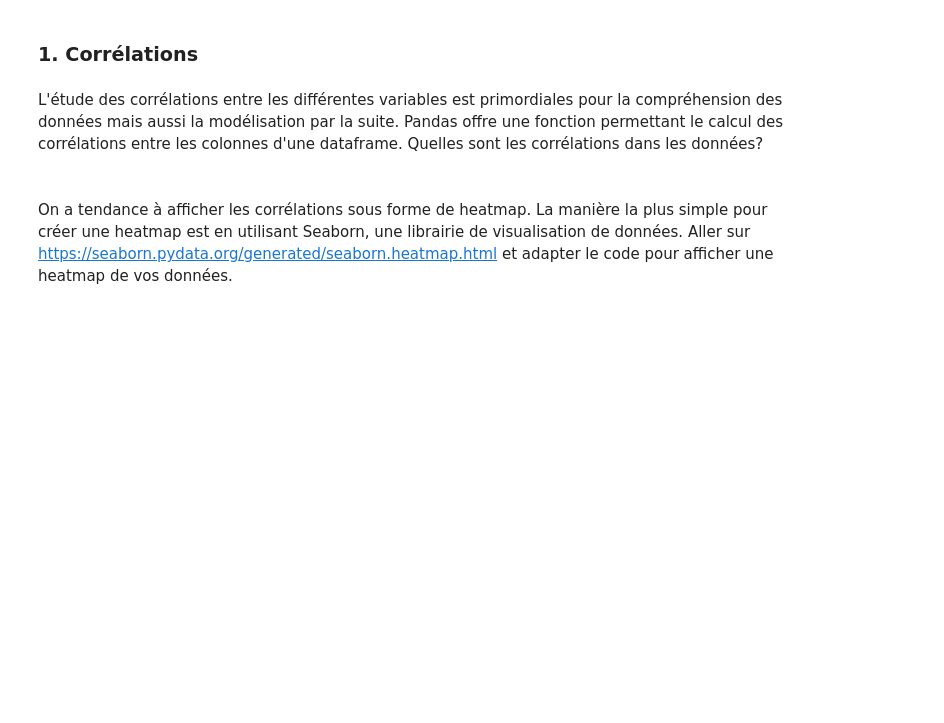
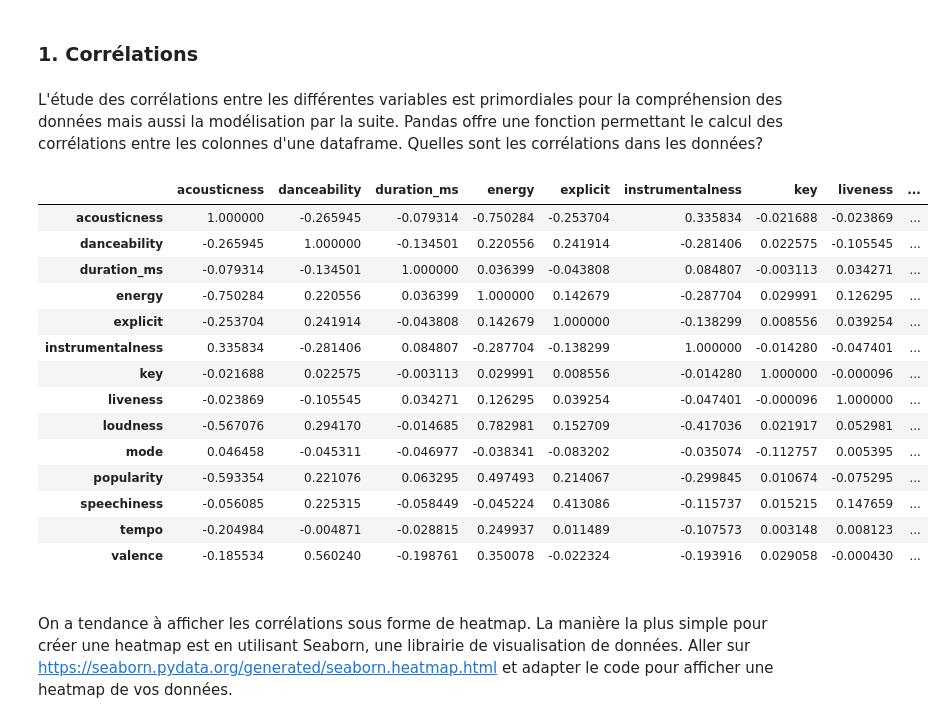
Before and after one commit to ziyadhr99/Lab_IA, a Jupyter notebook: Lab1_numpy_pandas/Lab1_AI_Numpy_Pandas.ipynb, the cells around one changed output. Cells and saved outputs as stored; diff of their text form; code cells hidden in the pictures; blank space fills up the shorter version.

```diff
--- a/Lab1_numpy_pandas/Lab1_AI_Numpy_Pandas.ipynb
+++ b/Lab1_numpy_pandas/Lab1_AI_Numpy_Pandas.ipynb
@@ -990,5 +990,23 @@ df1.drop_duplicates()
 ### 1. Corrélations
 # %% [markdown]
 L'étude des corrélations entre les différentes variables est primordiales pour la compréhension des données mais aussi la modélisation par la suite. Pandas offre une fonction permettant le calcul des corrélations entre les colonnes d'une dataframe. Quelles sont les corrélations dans les données?
+# %%
+df1.corr()
+# %% [output]
+|  | acousticness | danceability | duration_ms | energy | explicit | instrumentalness | key | liveness | ... |
+| acousticness | 1.000000 | -0.265945 | -0.079314 | -0.750284 | -0.253704 | 0.335834 | -0.021688 | -0.023869 | ... |
+| danceability | -0.265945 | 1.000000 | -0.134501 | 0.220556 | 0.241914 | -0.281406 | 0.022575 | -0.105545 | ... |
+| duration_ms | -0.079314 | -0.134501 | 1.000000 | 0.036399 | -0.043808 | 0.084807 | -0.003113 | 0.034271 | ... |
+| energy | -0.750284 | 0.220556 | 0.036399 | 1.000000 | 0.142679 | -0.287704 | 0.029991 | 0.126295 | ... |
+| explicit | -0.253704 | 0.241914 | -0.043808 | 0.142679 | 1.000000 | -0.138299 | 0.008556 | 0.039254 | ... |
+| instrumentalness | 0.335834 | -0.281406 | 0.084807 | -0.287704 | -0.138299 | 1.000000 | -0.014280 | -0.047401 | ... |
+| key | -0.021688 | 0.022575 | -0.003113 | 0.029991 | 0.008556 | -0.014280 | 1.000000 | -0.000096 | ... |
+| liveness | -0.023869 | -0.105545 | 0.034271 | 0.126295 | 0.039254 | -0.047401 | -0.000096 | 1.000000 | ... |
+| loudness | -0.567076 | 0.294170 | -0.014685 | 0.782981 | 0.152709 | -0.417036 | 0.021917 | 0.052981 | ... |
+| mode | 0.046458 | -0.045311 | -0.046977 | -0.038341 | -0.083202 | -0.035074 | -0.112757 | 0.005395 | ... |
+| popularity | -0.593354 | 0.221076 | 0.063295 | 0.497493 | 0.214067 | -0.299845 | 0.010674 | -0.075295 | ... |
+| speechiness | -0.056085 | 0.225315 | -0.058449 | -0.045224 | 0.413086 | -0.115737 | 0.015215 | 0.147659 | ... |
+| tempo | -0.204984 | -0.004871 | -0.028815 | 0.249937 | 0.011489 | -0.107573 | 0.003148 | 0.008123 | ... |
+| valence | -0.185534 | 0.560240 | -0.198761 | 0.350078 | -0.022324 | -0.193916 | 0.029058 | -0.000430 | ... |
 # %% [markdown]
 <br> On a tendance à afficher les corrélations sous forme de heatmap. La manière la plus simple pour créer une heatmap est en utilisant Seaborn, une librairie de visualisation de données. Aller sur https://seaborn.pydata.org/generated/seaborn.heatmap.html et adapter le code pour afficher une heatmap de vos données.
```
Also changed, not shown: parts of 2 cells of this notebook.
